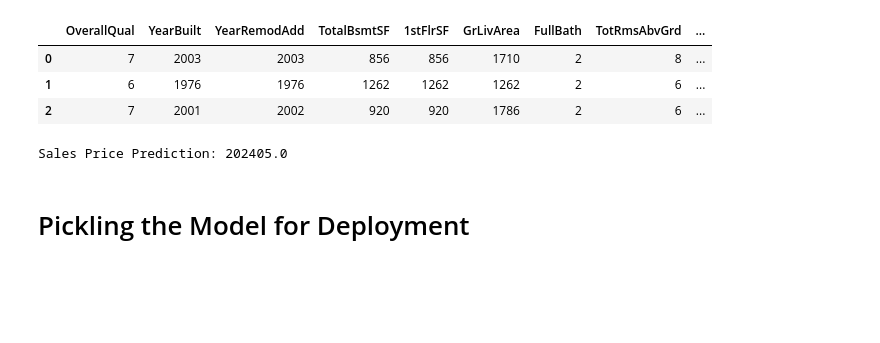
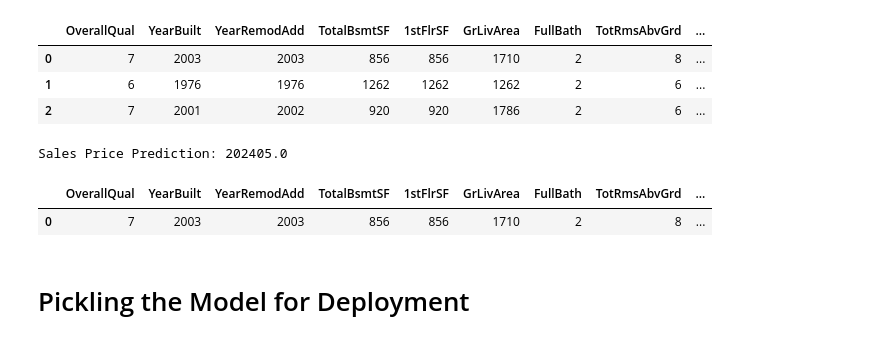
Before and after one commit to urfanamillatina/Property_Price_Prediction, a Jupyter notebook: Property Price Prediction.ipynb, the cells around one changed output. Saved outputs shown, nothing was run; the diff lists cells and outputs as text; code cells hidden in the pictures; blank space fills up the shorter version.

```diff
--- a/Property Price Prediction.ipynb
+++ b/Property Price Prediction.ipynb
@@ -416,6 +416,11 @@ prediction = random_forest.predict(sample_encoded)
 print("Sales Price Prediction:", prediction[0])
 # %% [output]
 Sales Price Prediction: 202405.0
+# %%
+sample
+# %% [output]
+|  | OverallQual | YearBuilt | YearRemodAdd | TotalBsmtSF | 1stFlrSF | GrLivArea | FullBath | TotRmsAbvGrd | ... |
+| 0 | 7 | 2003 | 2003 | 856 | 856 | 1710 | 2 | 8 | ... |
 # %% [markdown]
 # Pickling the Model for Deployment
 # %%
```
Also changed, not shown: 2 other files.
